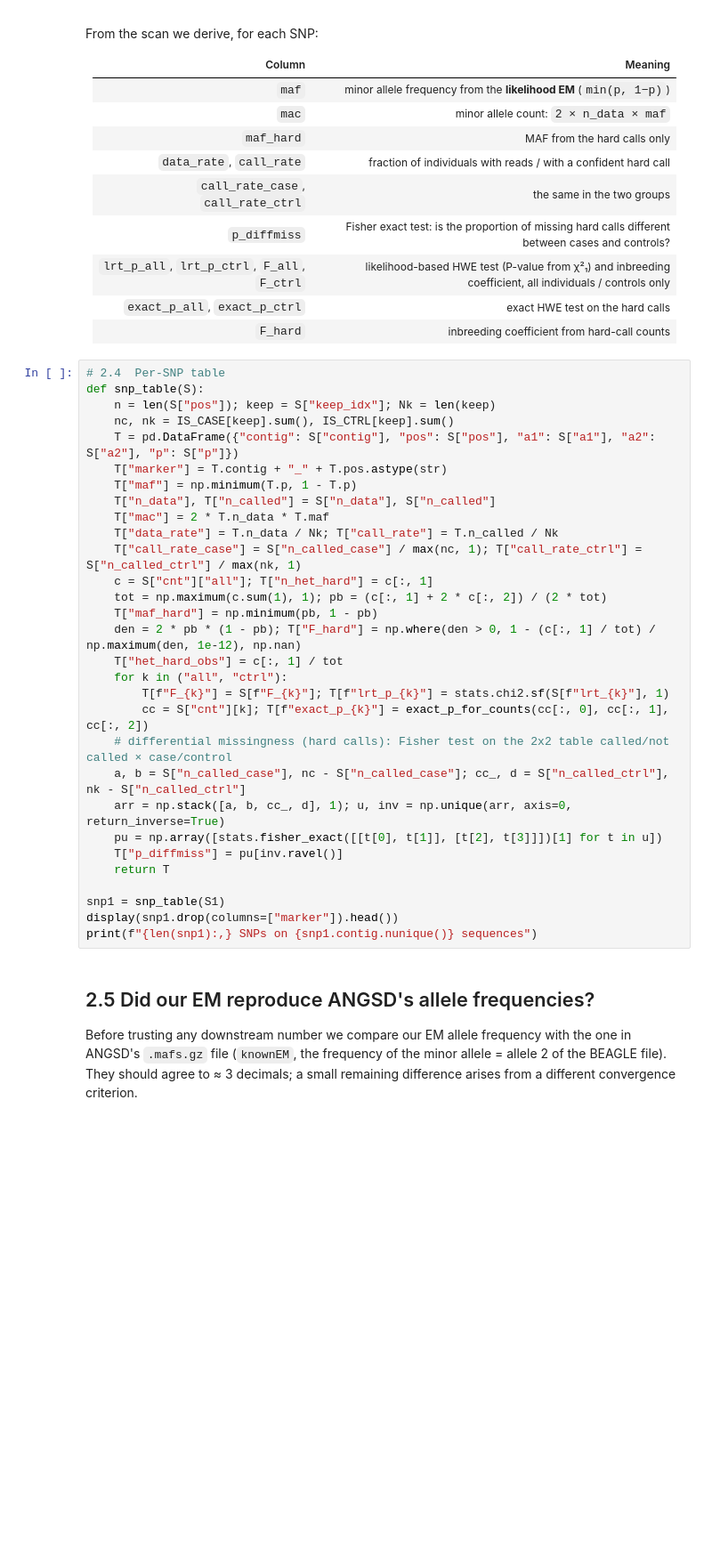
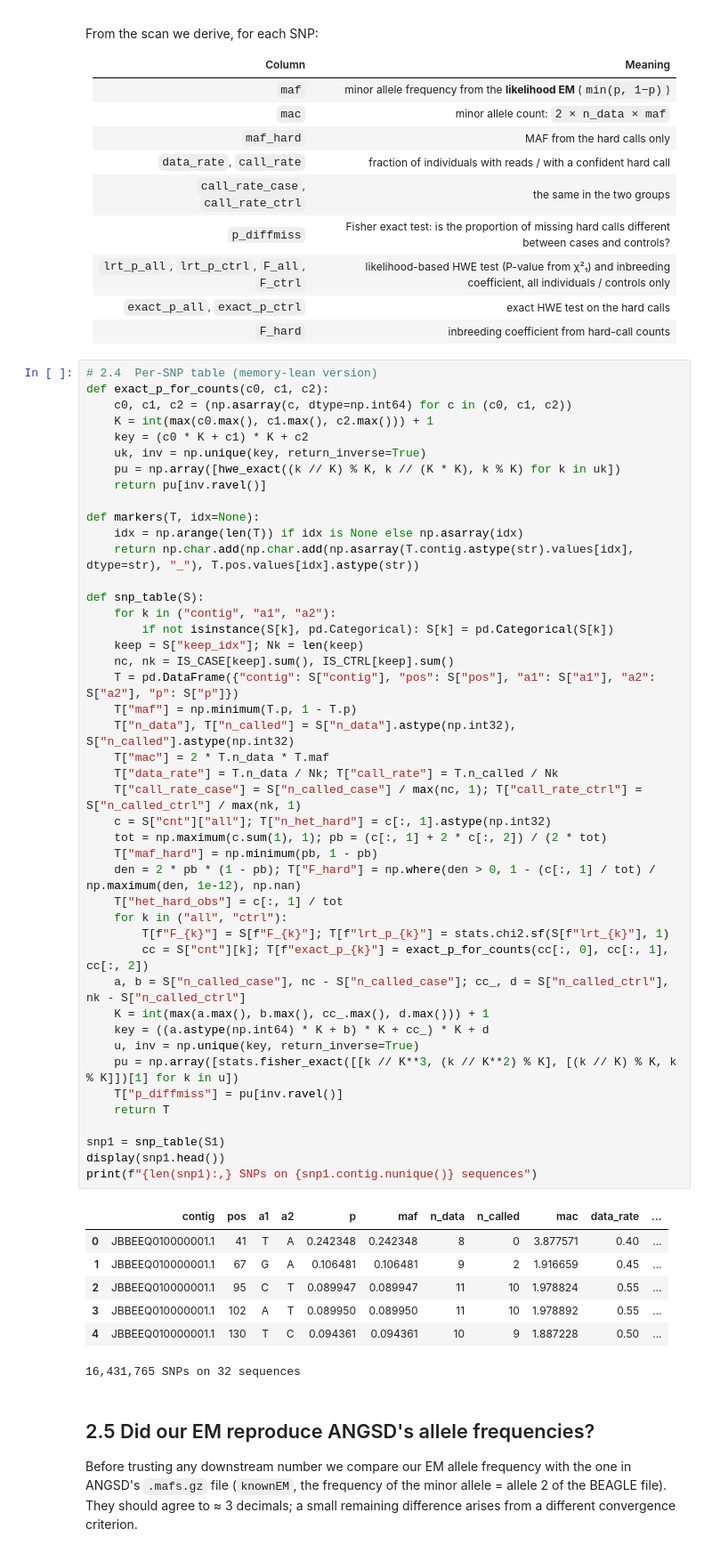
Before and after one commit to NikolayOskolkov/GWAS, a Jupyter notebook: practicals/Day2/QC_Filtering_HWE_Hypolimnas_misippus_Colab.ipynb, the cells around one changed output. Shown at 89% size. Drawn from its saved outputs; the diff is of its cells as text; blank space fills up the shorter version.

```diff
--- a/practicals/Day2/QC_Filtering_HWE_Hypolimnas_misippus_Colab.ipynb
+++ b/practicals/Day2/QC_Filtering_HWE_Hypolimnas_misippus_Colab.ipynb
@@ -538,35 +567,57 @@ From the scan we derive, for each SNP:
 | `exact_p_all`, `exact_p_ctrl` | exact HWE test on the hard calls |
 | `F_hard` | inbreeding coefficient from hard-call counts |
 # %%
-# 2.4  Per-SNP table
+# 2.4  Per-SNP table (memory-lean version)
+def exact_p_for_counts(c0, c1, c2):
+    c0, c1, c2 = (np.asarray(c, dtype=np.int64) for c in (c0, c1, c2))
+    K = int(max(c0.max(), c1.max(), c2.max())) + 1
+    key = (c0 * K + c1) * K + c2
+    uk, inv = np.unique(key, return_inverse=True)
+    pu = np.array([hwe_exact((k // K) % K, k // (K * K), k % K) for k in uk])
+    return pu[inv.ravel()]
+
+def markers(T, idx=None):
+    idx = np.arange(len(T)) if idx is None else np.asarray(idx)
+    return np.char.add(np.char.add(np.asarray(T.contig.astype(str).values[idx], dtype=str), "_"), T.pos.values[idx].astype(str))
+
 def snp_table(S):
-    n = len(S["pos"]); keep = S["keep_idx"]; Nk = len(keep)
+    for k in ("contig", "a1", "a2"):
+        if not isinstance(S[k], pd.Categorical): S[k] = pd.Categorical(S[k])
+    keep = S["keep_idx"]; Nk = len(keep)
     nc, nk = IS_CASE[keep].sum(), IS_CTRL[keep].sum()
     T = pd.DataFrame({"contig": S["contig"], "pos": S["pos"], "a1": S["a1"], "a2": S["a2"], "p": S["p"]})
-    T["marker"] = T.contig + "_" + T.pos.astype(str)
     T["maf"] = np.minimum(T.p, 1 - T.p)
-    T["n_data"], T["n_called"] = S["n_data"], S["n_called"]
+    T["n_data"], T["n_called"] = S["n_data"].astype(np.int32), S["n_called"].astype(np.int32)
     T["mac"] = 2 * T.n_data * T.maf
     T["data_rate"] = T.n_data / Nk; T["call_rate"] = T.n_called / Nk
     T["call_rate_case"] = S["n_called_case"] / max(nc, 1); T["call_rate_ctrl"] = S["n_called_ctrl"] / max(nk, 1)
-    c = S["cnt"]["all"]; T["n_het_hard"] = c[:, 1]
+    c = S["cnt"]["all"]; T["n_het_hard"] = c[:, 1].astype(np.int32)
     tot = np.maximum(c.sum(1), 1); pb = (c[:, 1] + 2 * c[:, 2]) / (2 * tot)
     T["maf_hard"] = np.minimum(pb, 1 - pb)
     den = 2 * pb * (1 - pb); T["F_hard"] = np.where(den > 0, 1 - (c[:, 1] / tot) / np.maximum(den, 1e-12), np.nan)
     T["het_hard_obs"] = c[:, 1] / tot
     for k in ("all", "ctrl"):
         T[f"F_{k}"] = S[f"F_{k}"]; T[f"lrt_p_{k}"] = stats.chi2.sf(S[f"lrt_{k}"], 1)
         cc = S["cnt"][k]; T[f"exact_p_{k}"] = exact_p_for_counts(cc[:, 0], cc[:, 1], cc[:, 2])
-    # differential missingness (hard calls): Fisher test on the 2x2 table called/not called × case/control
     a, b = S["n_called_case"], nc - S["n_called_case"]; cc_, d = S["n_called_ctrl"], nk - S["n_called_ctrl"]
-    arr = np.stack([a, b, cc_, d], 1); u, inv = np.unique(arr, axis=0, return_inverse=True)
-    pu = np.array([stats.fisher_exact([[t[0], t[1]], [t[2], t[3]]])[1] for t in u])
+    K = int(max(a.max(), b.max(), cc_.max(), d.max())) + 1
+    key = ((a.astype(np.int64) * K + b) * K + cc_) * K + d
+    u, inv = np.unique(key, return_inverse=True)
+    pu = np.array([stats.fisher_exact([[k // K**3, (k // K**2) % K], [(k // K) % K, k % K]])[1] for k in u])
     T["p_diffmiss"] = pu[inv.ravel()]
     return T
 
 snp1 = snp_table(S1)
-display(snp1.drop(columns=["marker"]).head())
+display(snp1.head())
 print(f"{len(snp1):,} SNPs on {snp1.contig.nunique()} sequences")
+# %% [output]
+|  | contig | pos | a1 | a2 | p | maf | n_data | n_called | mac | data_rate | ... |
+| 0 | JBBEEQ010000001.1 | 41 | T | A | 0.242348 | 0.242348 | 8 | 0 | 3.877571 | 0.40 | ... |
+| 1 | JBBEEQ010000001.1 | 67 | G | A | 0.106481 | 0.106481 | 9 | 2 | 1.916659 | 0.45 | ... |
+| 2 | JBBEEQ010000001.1 | 95 | C | T | 0.089947 | 0.089947 | 11 | 10 | 1.978824 | 0.55 | ... |
+| 3 | JBBEEQ010000001.1 | 102 | A | T | 0.089950 | 0.089950 | 11 | 10 | 1.978892 | 0.55 | ... |
+| 4 | JBBEEQ010000001.1 | 130 | T | C | 0.094361 | 0.094361 | 10 | 9 | 1.887228 | 0.50 | ... |
+16,431,765 SNPs on 32 sequences
 # %% [markdown]
 ## 2.5 Did our EM reproduce ANGSD's allele frequencies?
 
```
Also changed, not shown: parts of 31 cells of this notebook, 4 other files.
